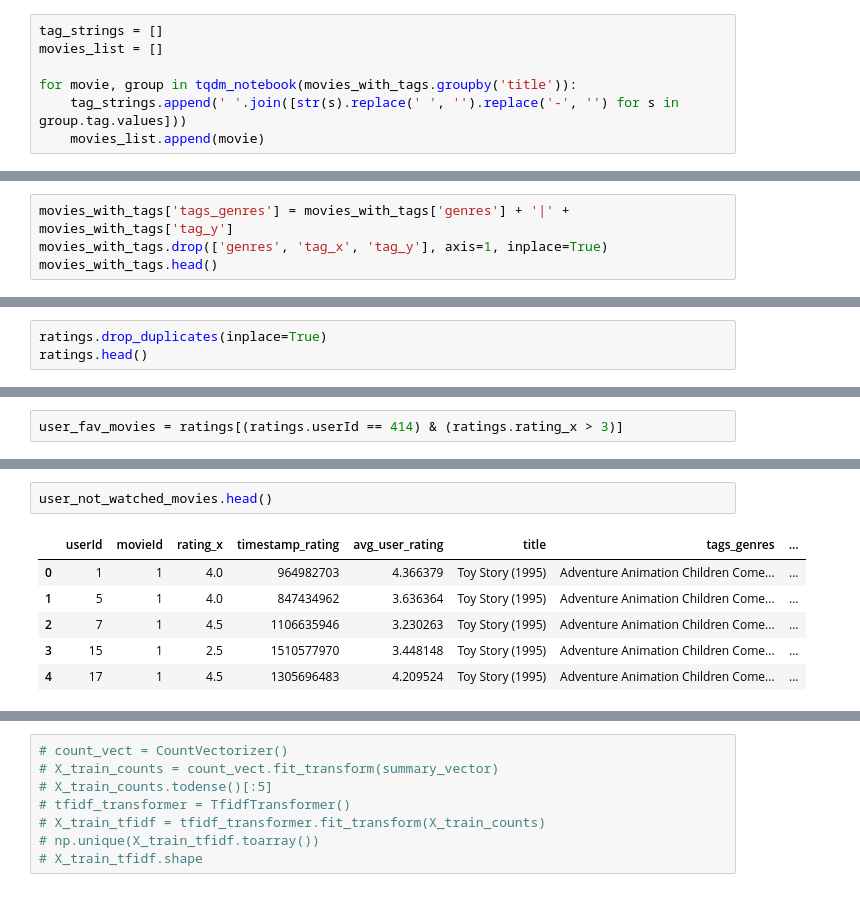
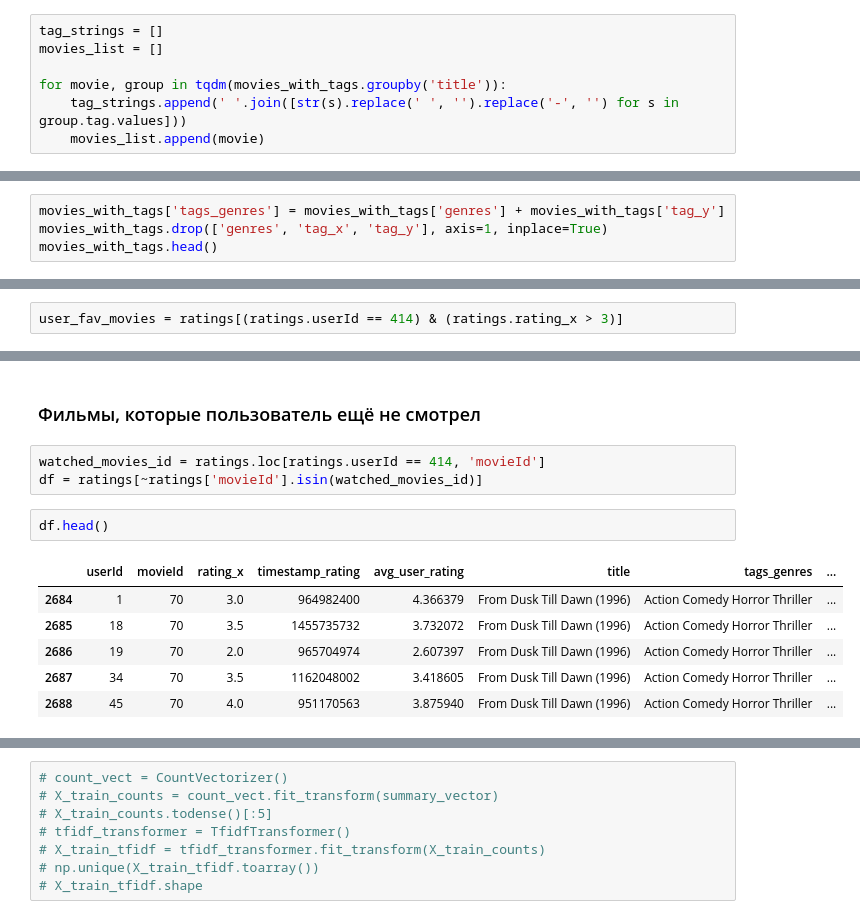
Before and after one commit to ManulTech/Netology, a Jupyter notebook: Машинное обучение - фундаментальные инструменты и практики/Section 2. Recomendation systems/Lesson 2. Рекомендации на основе содержания/Untitled.ipynb, the cells around one changed output, grey strips where cells are left out. Saved outputs shown, nothing was run; the diff lists cells and outputs as text.

```diff
--- a/Машинное обучение - фундаментальные инструменты и практики/Section 2. Recomendation systems/Lesson 2. Рекомендации на основе содержания/Untitled.ipynb
+++ b/Машинное обучение - фундаментальные инструменты и практики/Section 2. Recomendation systems/Lesson 2. Рекомендации на основе содержания/Untitled.ipynb
@@ -71,7 +75,7 @@ movies_with_tags.title.unique().shape, movies_with_tags.shape, tags.shape
 tag_strings = []
 movies_list = []
 
-for movie, group in tqdm_notebook(movies_with_tags.groupby('title')):
+for movie, group in tqdm(movies_with_tags.groupby('title')):
     tag_strings.append(' '.join([str(s).replace(' ', '').replace('-', '') for s in group.tag.values]))
     movies_list.append(movie)
 # %% [output]
@@ -153,7 +157,7 @@ movies_with_tags.head()
 | 3 | 2 | Jumanji (1995) | Adventure|Children|Fantasy | 62.0 | fantasy | 1.528844e+09 | |fantasy|magicboardgame|RobinWill... |
 | 4 | 2 | Jumanji (1995) | Adventure|Children|Fantasy | 62.0 | magic board game | 1.528844e+09 | |fantasy|magicboardgame|RobinWill... |
 # %%
-movies_with_tags['tags_genres'] = movies_with_tags['genres'] + '|' + movies_with_tags['tag_y']
+movies_with_tags['tags_genres'] = movies_with_tags['genres'] + movies_with_tags['tag_y']
 movies_with_tags.drop(['genres', 'tag_x', 'tag_y'], axis=1, inplace=True)
 movies_with_tags.head()
 # %% [output]
@@ -248,3 +261,0 @@ ratings.head()
-# %%
-ratings.drop_duplicates(inplace=True)
-ratings.head()
@@ -304,9 +316,14 @@ user_not_watched_movies = ratings[ratings.userId != 414]
+# %% [markdown]
+### Фильмы, которые пользователь ещё не смотрел
+# %%
+watched_movies_id = ratings.loc[ratings.userId == 414, 'movieId']
+df = ratings[~ratings['movieId'].isin(watched_movies_id)]
 # %%
-user_not_watched_movies.head()
+df.head()
 # %% [output]
 |  | userId | movieId | rating_x | timestamp_rating | avg_user_rating | title | tags_genres | ... |
-| 0 | 1 | 1 | 4.0 | 964982703 | 4.366379 | Toy Story (1995) | Adventure Animation Children Come... | ... |
-| 1 | 5 | 1 | 4.0 | 847434962 | 3.636364 | Toy Story (1995) | Adventure Animation Children Come... | ... |
-| 2 | 7 | 1 | 4.5 | 1106635946 | 3.230263 | Toy Story (1995) | Adventure Animation Children Come... | ... |
-| 3 | 15 | 1 | 2.5 | 1510577970 | 3.448148 | Toy Story (1995) | Adventure Animation Children Come... | ... |
-| 4 | 17 | 1 | 4.5 | 1305696483 | 4.209524 | Toy Story (1995) | Adventure Animation Children Come... | ... |
+| 2684 | 1 | 70 | 3.0 | 964982400 | 4.366379 | From Dusk Till Dawn (1996) | Action Comedy Horror Thriller | ... |
+| 2685 | 18 | 70 | 3.5 | 1455735732 | 3.732072 | From Dusk Till Dawn (1996) | Action Comedy Horror Thriller | ... |
+| 2686 | 19 | 70 | 2.0 | 965704974 | 2.607397 | From Dusk Till Dawn (1996) | Action Comedy Horror Thriller | ... |
+| 2687 | 34 | 70 | 3.5 | 1162048002 | 3.418605 | From Dusk Till Dawn (1996) | Action Comedy Horror Thriller | ... |
+| 2688 | 45 | 70 | 4.0 | 951170563 | 3.875940 | From Dusk Till Dawn (1996) | Action Comedy Horror Thriller | ... |
```
Also changed, not shown: parts of 56 cells of this notebook, 1 other file.
